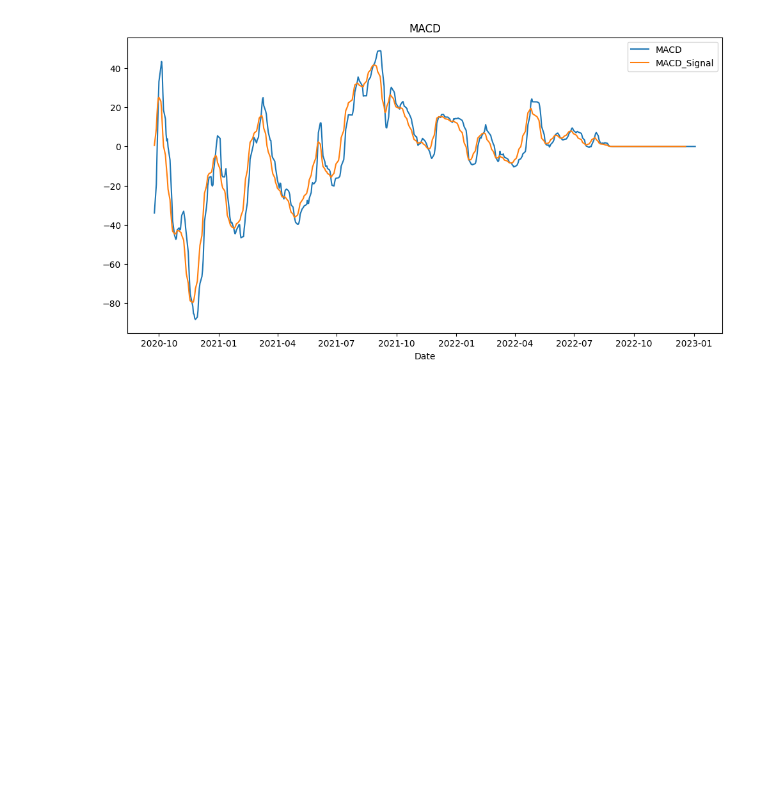
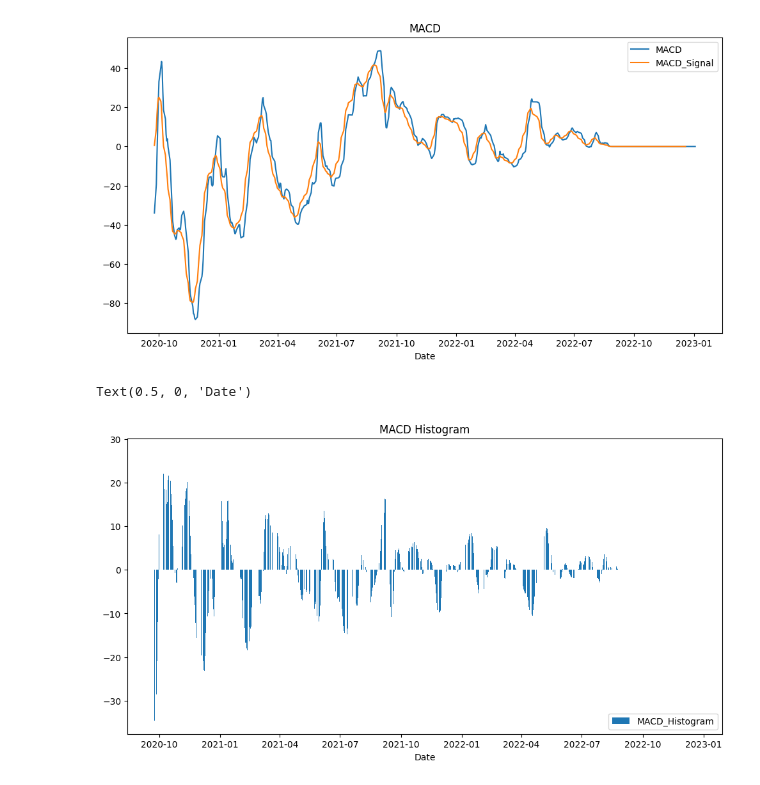
Before and after one commit to imostafizur/DSEBD_Prediction, a Jupyter notebook: Walton.ipynb, the cells around one changed output. Drawn from its saved outputs; the diff is of its cells as text; code cells hidden in the pictures; blank space fills up the shorter version.

```diff
--- a/Walton.ipynb
+++ b/Walton.ipynb
@@ -141,3 +141,6 @@ memory usage: 31.3 KB
 # %%
 #saved cleaned data in Dataset folder as GP.csv
 df.to_csv('Dataset/Walton.csv')
+# %%
+#Load the data
+df = pd.read_csv('Dataset/Walton.csv')
@@ -143,0 +157,3 @@ df.to_csv('Dataset/Walton.csv')
+# %%
+# drop the unnamed column
+df.drop('Unnamed: 0', axis=1, inplace=True)
@@ -224,3 +250,13 @@ plt.xlabel('Date')
 # %% [output]
 Text(0.5, 0, 'Date')
 [figure]
+# %%
+# Plot MACD Histogram
+plt.figure(figsize=(12, 6))
+plt.bar(df['Date'], df['MACD_Histogram'], label='MACD_Histogram')
+plt.legend()
+plt.title('MACD Histogram')
+plt.xlabel('Date')
+# %% [output]
+Text(0.5, 0, 'Date')
+[figure, added]
```
Also changed, not shown: parts of 7 cells of this notebook, 7 other files.
